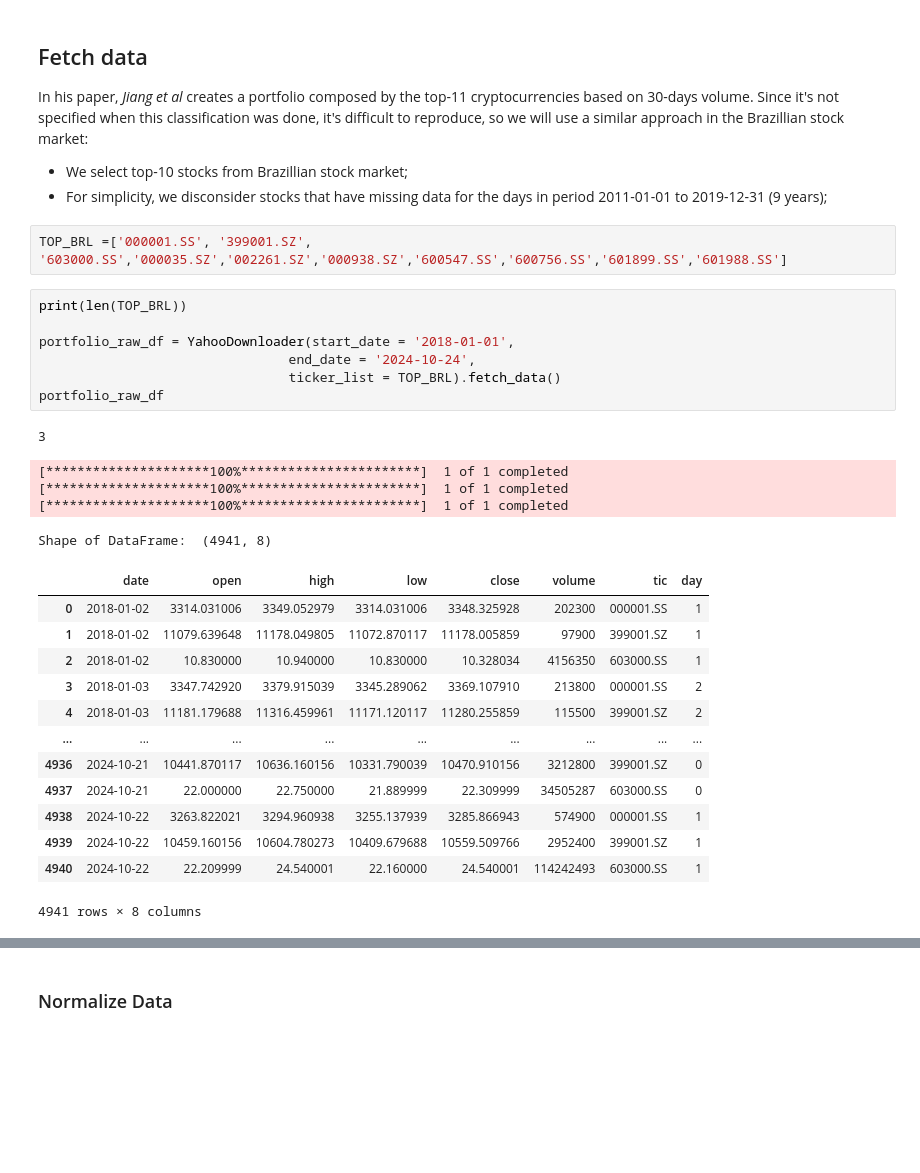
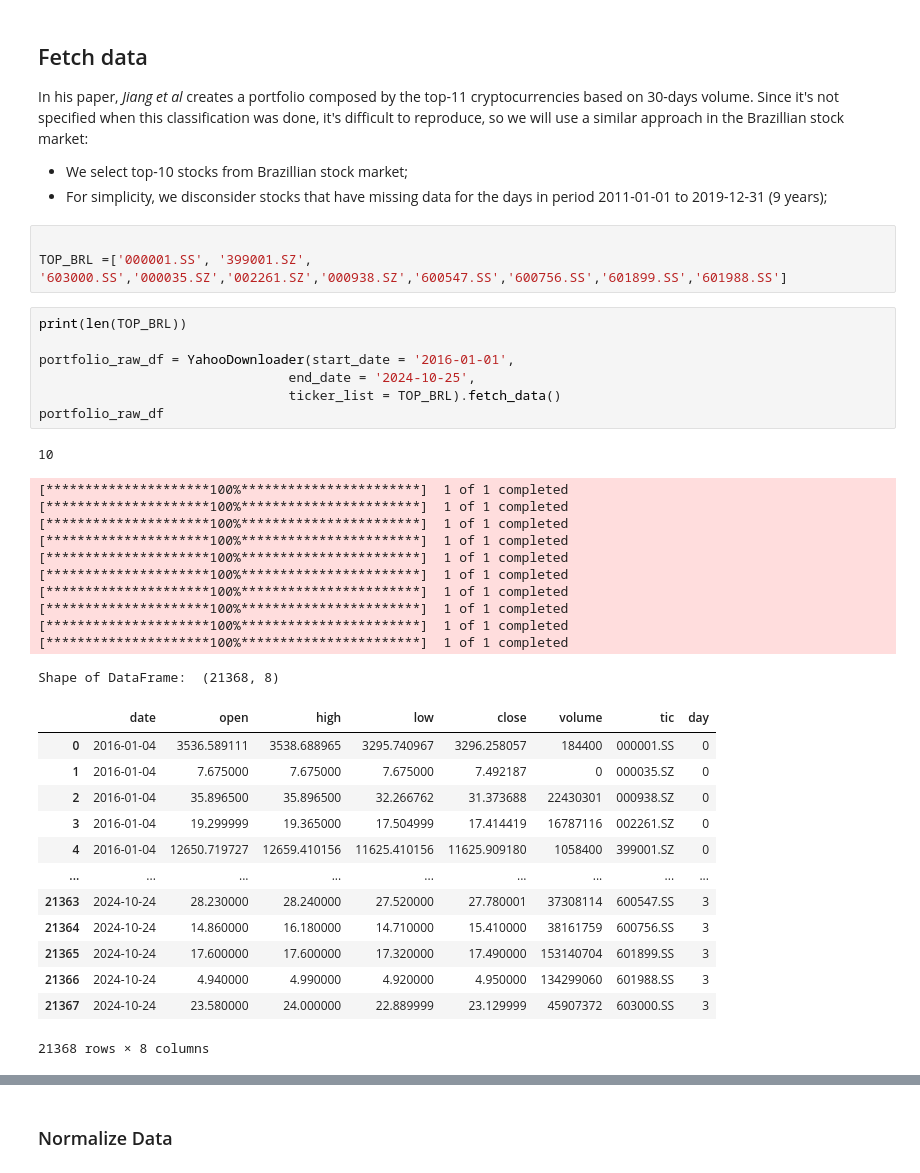
Before and after one commit to pu17/FinRL, a Jupyter notebook: examples/FinRL_PortfolioOptimizationEnv_Demo copy 2.ipynb, the cells around one changed output, grey strips where cells are left out. Drawn from its saved outputs; the diff is of its cells as text; blank space fills up the shorter version.

```diff
--- a/examples/FinRL_PortfolioOptimizationEnv_Demo copy 2.ipynb
+++ b/examples/FinRL_PortfolioOptimizationEnv_Demo copy 2.ipynb
@@ -73,33 +73,41 @@ In his paper, *Jiang et al* creates a portfolio composed by the top-11 cryptocur
 - We select top-10 stocks from Brazillian stock market;
 - For simplicity, we disconsider stocks that have missing data for the days in period 2011-01-01 to 2019-12-31 (9 years);
 # %%
+
 TOP_BRL =['000001.SS', '399001.SZ', '603000.SS','000035.SZ','002261.SZ','000938.SZ','600547.SS','600756.SS','601899.SS','601988.SS']
 # %%
 print(len(TOP_BRL))
 
-portfolio_raw_df = YahooDownloader(start_date = '2018-01-01',
-                                end_date = '2024-10-24',
+portfolio_raw_df = YahooDownloader(start_date = '2016-01-01',
+                                end_date = '2024-10-25',
                                 ticker_list = TOP_BRL).fetch_data()
 portfolio_raw_df
 # %% [output]
-3
+10
 [*********************100%***********************]  1 of 1 completed
 [*********************100%***********************]  1 of 1 completed
 [*********************100%***********************]  1 of 1 completed
+[*********************100%***********************]  1 of 1 completed
+[*********************100%***********************]  1 of 1 completed
+[*********************100%***********************]  1 of 1 completed
+[*********************100%***********************]  1 of 1 completed
+[*********************100%***********************]  1 of 1 completed
+[*********************100%***********************]  1 of 1 completed
+[*********************100%***********************]  1 of 1 completed
-Shape of DataFrame:  (4941, 8)
+Shape of DataFrame:  (21368, 8)
 |  | date | open | high | low | close | volume | tic | day |
-| 0 | 2018-01-02 | 3314.031006 | 3349.052979 | 3314.031006 | 3348.325928 | 202300 | 000001.SS | 1 |
-| 1 | 2018-01-02 | 11079.639648 | 11178.049805 | 11072.870117 | 11178.005859 | 97900 | 399001.SZ | 1 |
-| 2 | 2018-01-02 | 10.830000 | 10.940000 | 10.830000 | 10.328034 | 4156350 | 603000.SS | 1 |
-| 3 | 2018-01-03 | 3347.742920 | 3379.915039 | 3345.289062 | 3369.107910 | 213800 | 000001.SS | 2 |
-| 4 | 2018-01-03 | 11181.179688 | 11316.459961 | 11171.120117 | 11280.255859 | 115500 | 399001.SZ | 2 |
+| 0 | 2016-01-04 | 3536.589111 | 3538.688965 | 3295.740967 | 3296.258057 | 184400 | 000001.SS | 0 |
+| 1 | 2016-01-04 | 7.675000 | 7.675000 | 7.675000 | 7.492187 | 0 | 000035.SZ | 0 |
+| 2 | 2016-01-04 | 35.896500 | 35.896500 | 32.266762 | 31.373688 | 22430301 | 000938.SZ | 0 |
+| 3 | 2016-01-04 | 19.299999 | 19.365000 | 17.504999 | 17.414419 | 16787116 | 002261.SZ | 0 |
+| 4 | 2016-01-04 | 12650.719727 | 12659.410156 | 11625.410156 | 11625.909180 | 1058400 | 399001.SZ | 0 |
 | ... | ... | ... | ... | ... | ... | ... | ... | ... |
-| 4936 | 2024-10-21 | 10441.870117 | 10636.160156 | 10331.790039 | 10470.910156 | 3212800 | 399001.SZ | 0 |
-| 4937 | 2024-10-21 | 22.000000 | 22.750000 | 21.889999 | 22.309999 | 34505287 | 603000.SS | 0 |
-| 4938 | 2024-10-22 | 3263.822021 | 3294.960938 | 3255.137939 | 3285.866943 | 574900 | 000001.SS | 1 |
-| 4939 | 2024-10-22 | 10459.160156 | 10604.780273 | 10409.679688 | 10559.509766 | 2952400 | 399001.SZ | 1 |
-| 4940 | 2024-10-22 | 22.209999 | 24.540001 | 22.160000 | 24.540001 | 114242493 | 603000.SS | 1 |
+| 21363 | 2024-10-24 | 28.230000 | 28.240000 | 27.520000 | 27.780001 | 37308114 | 600547.SS | 3 |
+| 21364 | 2024-10-24 | 14.860000 | 16.180000 | 14.710000 | 15.410000 | 38161759 | 600756.SS | 3 |
+| 21365 | 2024-10-24 | 17.600000 | 17.600000 | 17.320000 | 17.490000 | 153140704 | 601899.SS | 3 |
+| 21366 | 2024-10-24 | 4.940000 | 4.990000 | 4.920000 | 4.950000 | 134299060 | 601988.SS | 3 |
+| 21367 | 2024-10-24 | 23.580000 | 24.000000 | 22.889999 | 23.129999 | 45907372 | 603000.SS | 3 |
-4941 rows × 8 columns
+21368 rows × 8 columns
 # %%
 portfolio_raw_df.groupby("tic").count()
 # %% [output]
```
Also changed, not shown: parts of 23 cells of this notebook, 13 other files.
